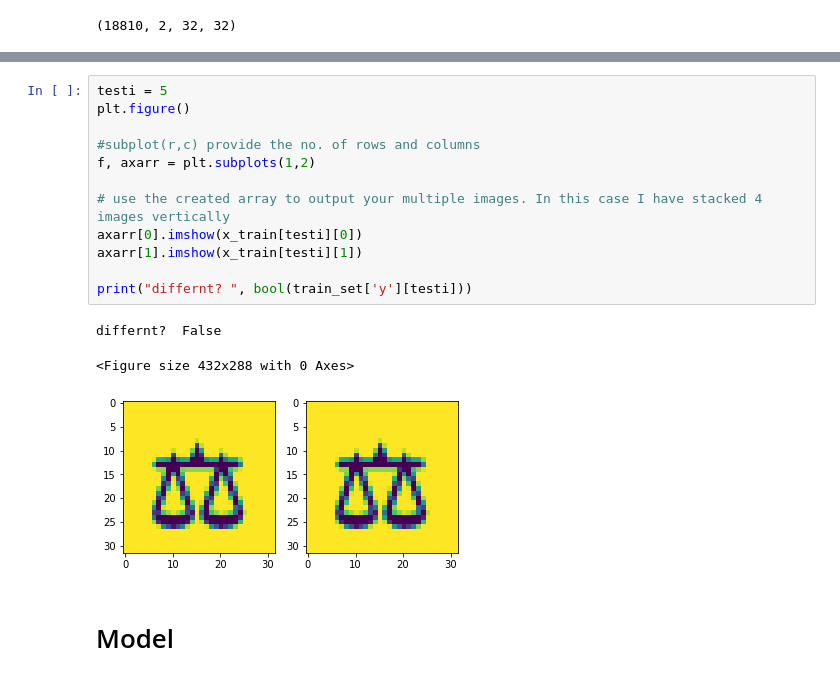
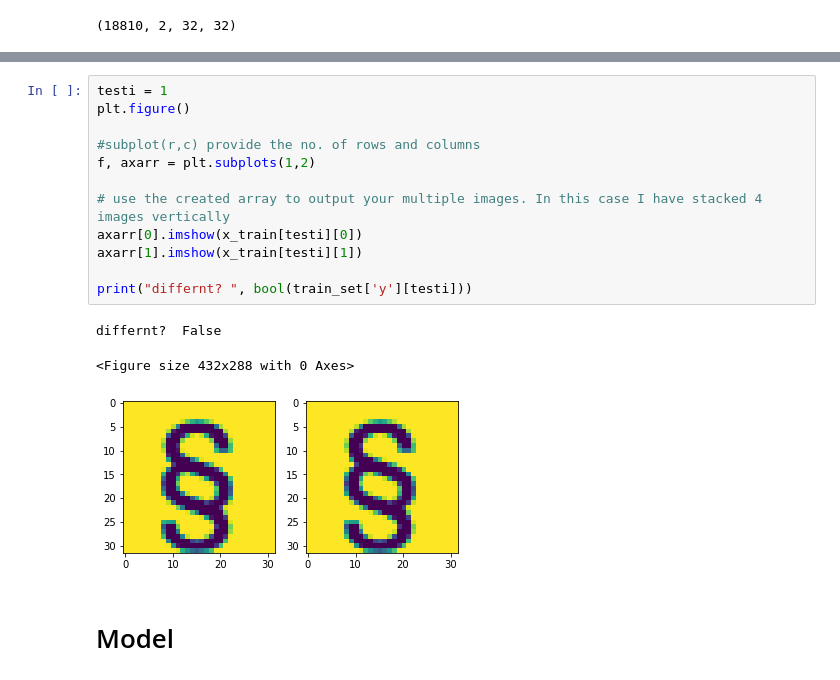
Before and after one commit to LA-Koenig/ESBN-keras, a Jupyter notebook: Codebase/ESBN.ipynb, the cells around one changed output, grey strips where cells are left out. Cells and saved outputs as stored; diff of their text form.

```diff
--- a/Codebase/ESBN.ipynb
+++ b/Codebase/ESBN.ipynb
@@ -417,19 +422,19 @@ differnt?  False
 # %%
-testi = 5
+testi = 1
 plt.figure()
 
 #subplot(r,c) provide the no. of rows and columns
 f, axarr = plt.subplots(1,2)
 
 # use the created array to output your multiple images. In this case I have stacked 4 images vertically
 axarr[0].imshow(x_train[testi][0])
 axarr[1].imshow(x_train[testi][1])
 
 print("differnt? ", bool(train_set['y'][testi]))
 # %% [output]
 differnt?  False
 <Figure size 432x288 with 0 Axes>
-[figure, old version]
+[figure, new version]
 # %% [markdown]
 # Model
 # %%
```
Also changed, not shown: parts of 3 cells of this notebook.
